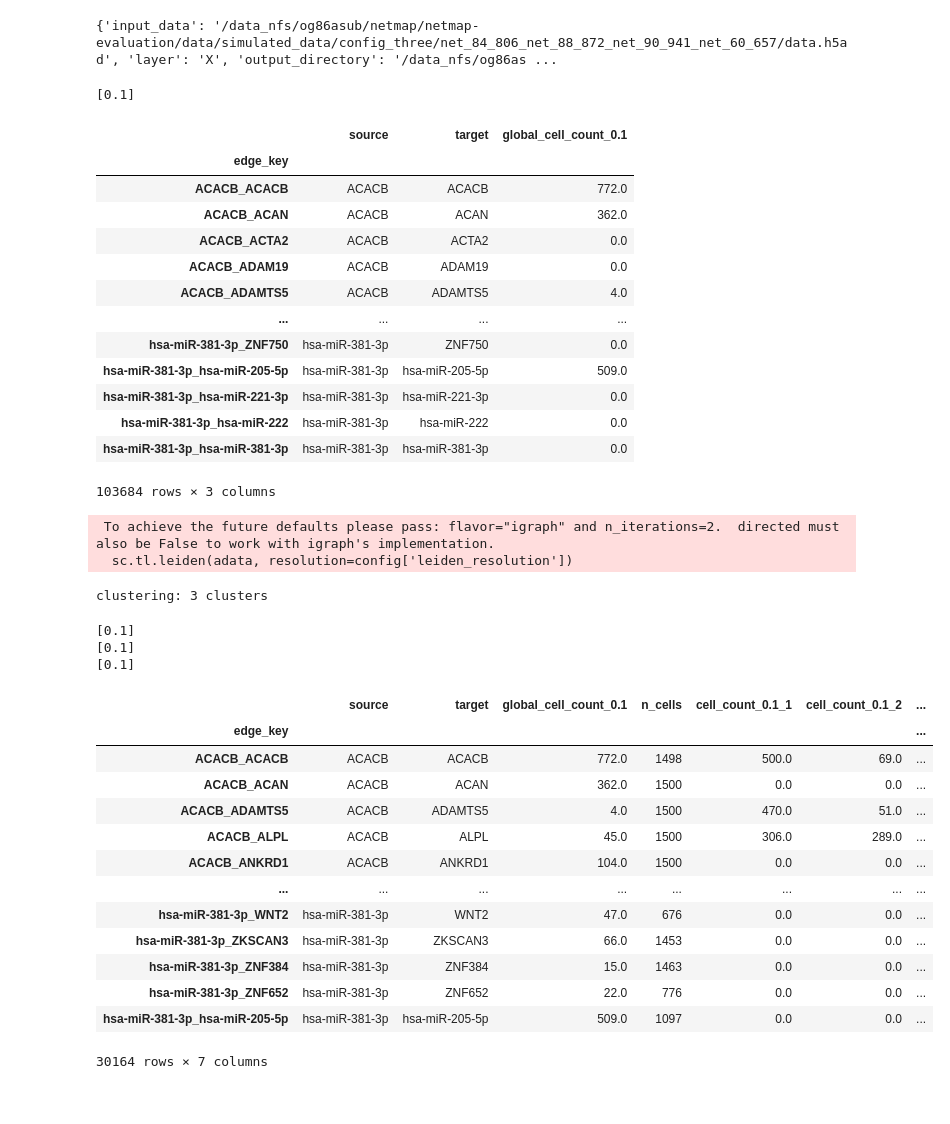
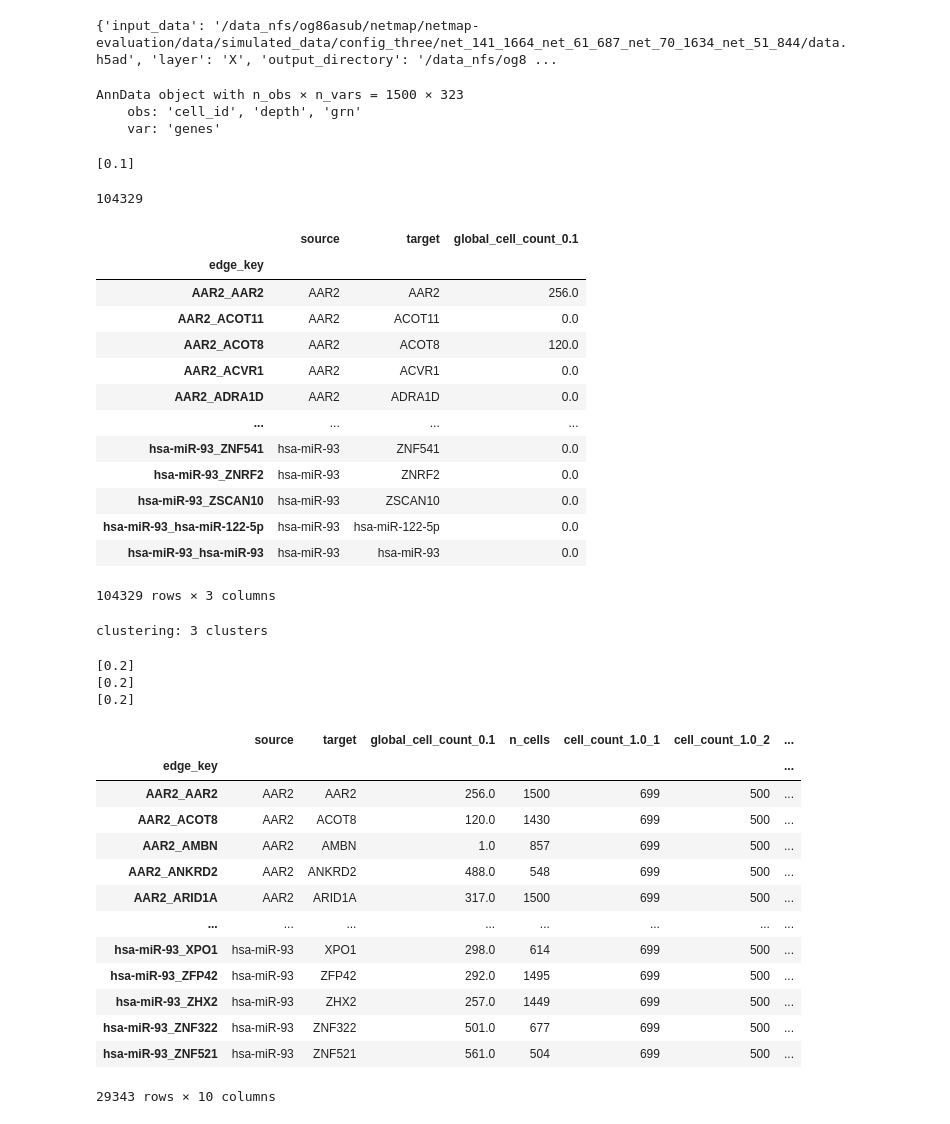
Before and after one commit to bionetslab/netmap, a Jupyter notebook: tutorials/add_top_edge_mask.ipynb, the cells around one changed output. Cells and saved outputs as stored; diff of their text form; code cells hidden in the pictures.

```diff
--- a/tutorials/add_top_edge_mask.ipynb
+++ b/tutorials/add_top_edge_mask.ipynb
@@ -31,8 +31,8 @@ import warnings
 from netmap.src.downstream.downstream import *
 from netmap.src.downstream.edge_selection import *
 # %%
-dataset_config = "/data_nfs/og86asub/netmap/netmap-evaluation/results/configurations/data_simulation/config_three/net_84_806_net_88_872_net_90_941_net_60_657.config.yaml"
-netmap_config = '/data_nfs/og86asub/netmap/netmap-evaluation/results/netmap/config_9/config_three/net_84_806_net_88_872_net_90_941_net_60_657/config.yaml'
+dataset_config = "/data_nfs/og86asub/netmap/netmap-evaluation/results/configurations/data_simulation/config_three/net_141_1664_net_61_687_net_70_1634_net_51_844.config.yaml"
+netmap_config = '/data_nfs/og86asub/netmap/netmap-evaluation/results/netmap/config_9/config_three/net_141_1664_net_61_687_net_70_1634_net_51_844/config.yaml'
 dataset_config =DataSimulationConfig.read_yaml(dataset_config)
 
 config_dict = {}
@@ -41,5 +41,11 @@ c = 'config_4'
 grn_adata =  sc.read_h5ad(op.join(config_dict[c].output_directory, config_dict[c].adata_filename))
 ref_adata = sc.read_h5ad(config_dict[c].input_data)
 # %% [output]
-{'input_data': '/data_nfs/og86asub/netmap/netmap-evaluation/data/simulated_data/config_three/net_84_806_net_88_872_net_90_941_net_60_657/data.h5ad', 'layer': 'X', 'output_directory': '/data_nfs/og86as ...
+{'input_data': '/data_nfs/og86asub/netmap/netmap-evaluation/data/simulated_data/config_three/net_141_1664_net_61_687_net_70_1634_net_51_844/data.h5ad', 'layer': 'X', 'output_directory': '/data_nfs/og8 ...
+# %%
+ref_adata
+# %% [output]
+AnnData object with n_obs × n_vars = 1500 × 323
+    obs: 'cell_id', 'depth', 'grn'
+    var: 'genes'
 # %%
@@ -46,53 +53,56 @@ ref_adata = sc.read_h5ad(config_dict[c].input_data)
 grn_adata = add_top_edge_annotation_global(grn_adata, top_edges=[0.1], nan_fill=0)
 # %% [output]
 [0.1]
+# %%
+323*323
+# %% [output]
+104329
 # %%
 grn_adata.var
 # %% [output]
 |  | source | target | global_cell_count_0.1 |
 | edge_key |  |  |  |
-| ACACB_ACACB | ACACB | ACACB | 772.0 |
-| ACACB_ACAN | ACACB | ACAN | 362.0 |
-| ACACB_ACTA2 | ACACB | ACTA2 | 0.0 |
-| ACACB_ADAM19 | ACACB | ADAM19 | 0.0 |
-| ACACB_ADAMTS5 | ACACB | ADAMTS5 | 4.0 |
+| AAR2_AAR2 | AAR2 | AAR2 | 256.0 |
+| AAR2_ACOT11 | AAR2 | ACOT11 | 0.0 |
+| AAR2_ACOT8 | AAR2 | ACOT8 | 120.0 |
+| AAR2_ACVR1 | AAR2 | ACVR1 | 0.0 |
+| AAR2_ADRA1D | AAR2 | ADRA1D | 0.0 |
 | ... | ... | ... | ... |
-| hsa-miR-381-3p_ZNF750 | hsa-miR-381-3p | ZNF750 | 0.0 |
-| hsa-miR-381-3p_hsa-miR-205-5p | hsa-miR-381-3p | hsa-miR-205-5p | 509.0 |
-| hsa-miR-381-3p_hsa-miR-221-3p | hsa-miR-381-3p | hsa-miR-221-3p | 0.0 |
-| hsa-miR-381-3p_hsa-miR-222 | hsa-miR-381-3p | hsa-miR-222 | 0.0 |
-| hsa-miR-381-3p_hsa-miR-381-3p | hsa-miR-381-3p | hsa-miR-381-3p | 0.0 |
+| hsa-miR-93_ZNF541 | hsa-miR-93 | ZNF541 | 0.0 |
+| hsa-miR-93_ZNRF2 | hsa-miR-93 | ZNRF2 | 0.0 |
+| hsa-miR-93_ZSCAN10 | hsa-miR-93 | ZSCAN10 | 0.0 |
+| hsa-miR-93_hsa-miR-122-5p | hsa-miR-93 | hsa-miR-122-5p | 0.0 |
+| hsa-miR-93_hsa-miR-93 | hsa-miR-93 | hsa-miR-93 | 0.0 |
-103684 rows × 3 columns
+104329 rows × 3 columns
 # %%
 # preprocess GRN anndata object
-grn_adata = process(grn_adata=grn_adata[:, grn_adata.var['global_cell_count_0.1']>0].copy(), n_clu=3)
+grn_adata_filtered = grn_adata[:, grn_adata.var['global_cell_count_0.1']>0].copy()
+grn_adata_filtered = process(grn_adata=grn_adata_filtered, n_clu=3, key_added = 'spectral')
 # %% [output]
- To achieve the future defaults please pass: flavor="igraph" and n_iterations=2.  directed must also be False to work with igraph's implementation.
-  sc.tl.leiden(adata, resolution=config['leiden_resolution'])
+clustering: 3 clusters
-clustering: 3 clusters
 # %%
-grn_adata = add_top_edge_annotation_cluster(grn_adata)
+grn_adata_filtered = add_top_edge_annotation_cluster(grn_adata_filtered, top_edges=[0.2], nan_fill=0)
 # %% [output]
-[0.1]
-[0.1]
-[0.1]
+[0.2]
+[0.2]
+[0.2]
 # %%
-grn_adata.var
+grn_adata_filtered.var
 # %% [output]
-|  | source | target | global_cell_count_0.1 | n_cells | cell_count_0.1_1 | cell_count_0.1_2 | ... |
+|  | source | target | global_cell_count_0.1 | n_cells | cell_count_1.0_1 | cell_count_1.0_2 | ... |
 | edge_key |  |  |  |  |  |  | ... |
-| ACACB_ACACB | ACACB | ACACB | 772.0 | 1498 | 500.0 | 69.0 | ... |
-| ACACB_ACAN | ACACB | ACAN | 362.0 | 1500 | 0.0 | 0.0 | ... |
-| ACACB_ADAMTS5 | ACACB | ADAMTS5 | 4.0 | 1500 | 470.0 | 51.0 | ... |
-| ACACB_ALPL | ACACB | ALPL | 45.0 | 1500 | 306.0 | 289.0 | ... |
-| ACACB_ANKRD1 | ACACB | ANKRD1 | 104.0 | 1500 | 0.0 | 0.0 | ... |
+| AAR2_AAR2 | AAR2 | AAR2 | 256.0 | 1500 | 699 | 500 | ... |
+| AAR2_ACOT8 | AAR2 | ACOT8 | 120.0 | 1430 | 699 | 500 | ... |
+| AAR2_AMBN | AAR2 | AMBN | 1.0 | 857 | 699 | 500 | ... |
+| AAR2_ANKRD2 | AAR2 | ANKRD2 | 488.0 | 548 | 699 | 500 | ... |
+| AAR2_ARID1A | AAR2 | ARID1A | 317.0 | 1500 | 699 | 500 | ... |
 | ... | ... | ... | ... | ... | ... | ... | ... |
-| hsa-miR-381-3p_WNT2 | hsa-miR-381-3p | WNT2 | 47.0 | 676 | 0.0 | 0.0 | ... |
-| hsa-miR-381-3p_ZKSCAN3 | hsa-miR-381-3p | ZKSCAN3 | 66.0 | 1453 | 0.0 | 0.0 | ... |
-| hsa-miR-381-3p_ZNF384 | hsa-miR-381-3p | ZNF384 | 15.0 | 1463 | 0.0 | 0.0 | ... |
-| hsa-miR-381-3p_ZNF652 | hsa-miR-381-3p | ZNF652 | 22.0 | 776 | 0.0 | 0.0 | ... |
-| hsa-miR-381-3p_hsa-miR-205-5p | hsa-miR-381-3p | hsa-miR-205-5p | 509.0 | 1097 | 0.0 | 0.0 | ... |
+| hsa-miR-93_XPO1 | hsa-miR-93 | XPO1 | 298.0 | 614 | 699 | 500 | ... |
+| hsa-miR-93_ZFP42 | hsa-miR-93 | ZFP42 | 292.0 | 1495 | 699 | 500 | ... |
+| hsa-miR-93_ZHX2 | hsa-miR-93 | ZHX2 | 257.0 | 1449 | 699 | 500 | ... |
+| hsa-miR-93_ZNF322 | hsa-miR-93 | ZNF322 | 501.0 | 677 | 699 | 500 | ... |
+| hsa-miR-93_ZNF521 | hsa-miR-93 | ZNF521 | 561.0 | 504 | 699 | 500 | ... |
-30164 rows × 7 columns
+29343 rows × 10 columns
 # %%
 grn_adata.obs['grn'] = pd.Categorical(ref_adata.obs['grn'])
 # %%
```
Also changed, not shown: parts of 2 cells of this notebook, 4 other files.
